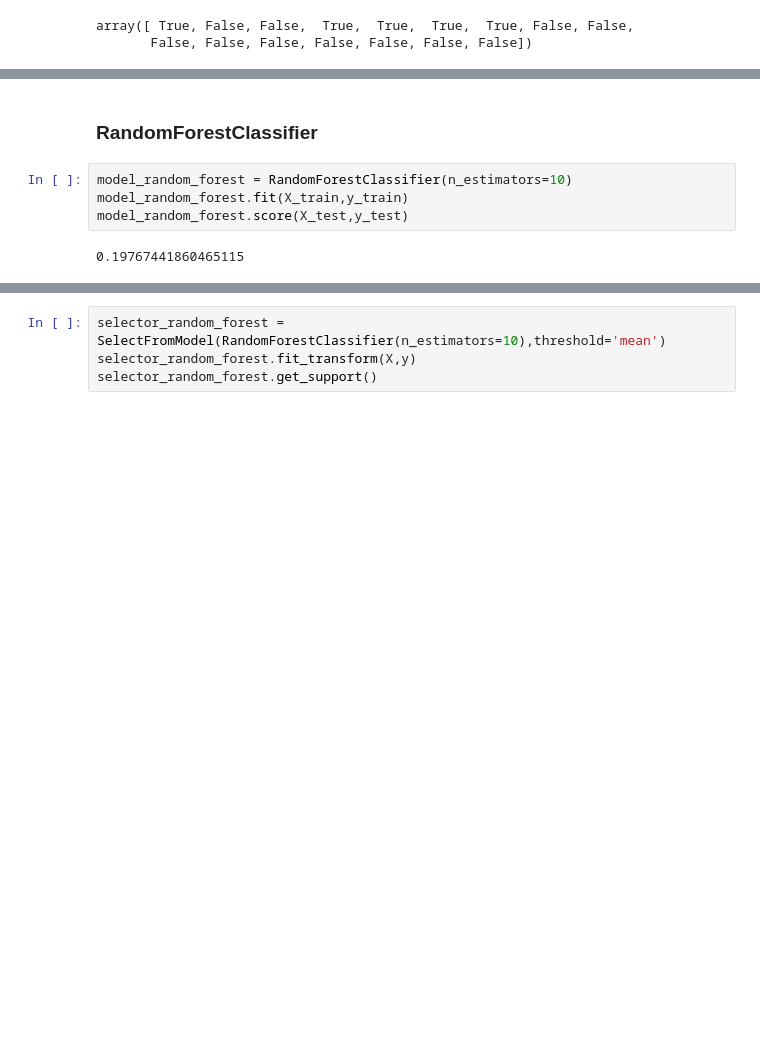
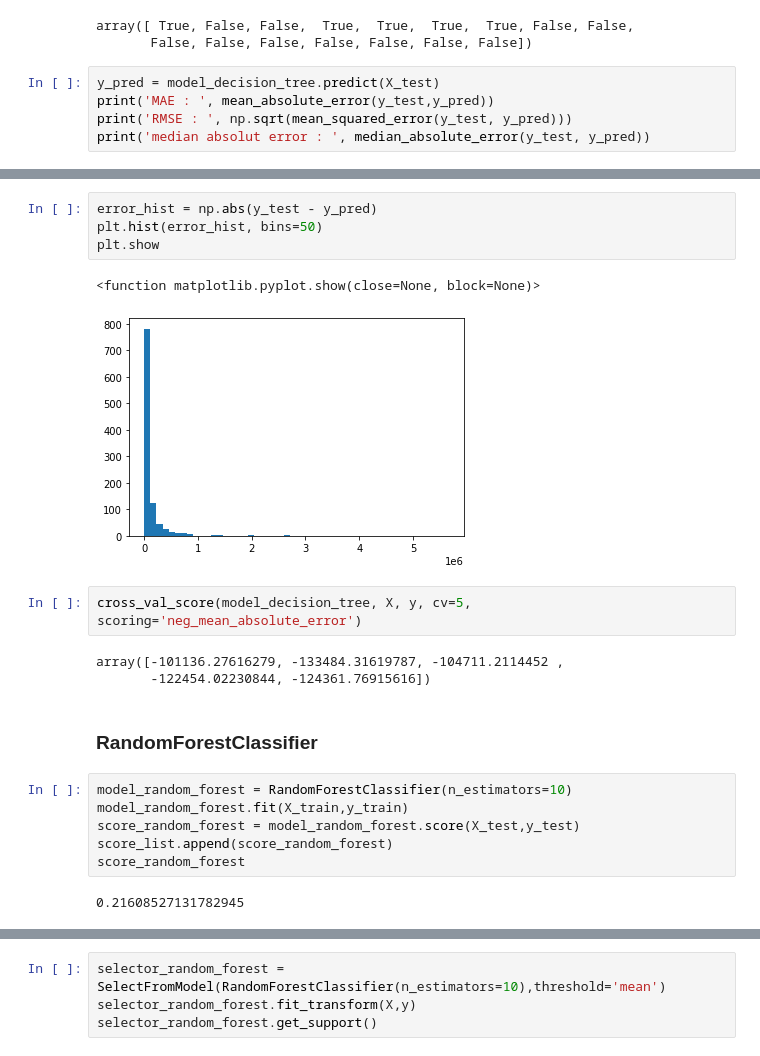
Before and after one commit to sabrineTT/real-estate-prediction, a Jupyter notebook: Julien/test_ML3.ipynb, the cells around one changed output, grey strips where cells are left out. Cells and saved outputs as stored; diff of their text form; blank space fills up the shorter version.

```diff
--- a/Julien/test_ML3.ipynb
+++ b/Julien/test_ML3.ipynb
@@ -114,3 +216,8 @@ selector_tree.get_support()
 # %% [output]
 array([ True, False, False,  True,  True,  True,  True, False, False,
        False, False, False, False, False, False, False])
+# %%
+y_pred = model_decision_tree.predict(X_test)
+print('MAE : ', mean_absolute_error(y_test,y_pred))
+print('RMSE : ', np.sqrt(mean_squared_error(y_test, y_pred)))
+print('median absolut error : ', median_absolute_error(y_test, y_pred))
@@ -117,11 +236,25 @@ array([ True, False, False,  True,  True,  True,  True, False, False,
+# %%
+error_hist = np.abs(y_test - y_pred)
+plt.hist(error_hist, bins=50)
+plt.show
+# %% [output]
+<function matplotlib.pyplot.show(close=None, block=None)>
+[figure, added]
+# %%
+cross_val_score(model_decision_tree, X, y, cv=5, scoring='neg_mean_absolute_error')
+# %% [output]
+array([-101136.27616279, -133484.31619787, -104711.2114452 ,
+       -122454.02230844, -124361.76915616])
 # %% [markdown]
 ### RandomForestClassifier
 # %%
 model_random_forest = RandomForestClassifier(n_estimators=10)
 model_random_forest.fit(X_train,y_train)
-model_random_forest.score(X_test,y_test)
+score_random_forest = model_random_forest.score(X_test,y_test)
+score_list.append(score_random_forest)
+score_random_forest
 # %% [output]
-0.19767441860465115
+0.21608527131782945
 # %%
 cross_val_score(model_random_forest, X, y, cv=5)
 # %% [output]
```
Also changed, not shown: parts of 48 cells of this notebook.
